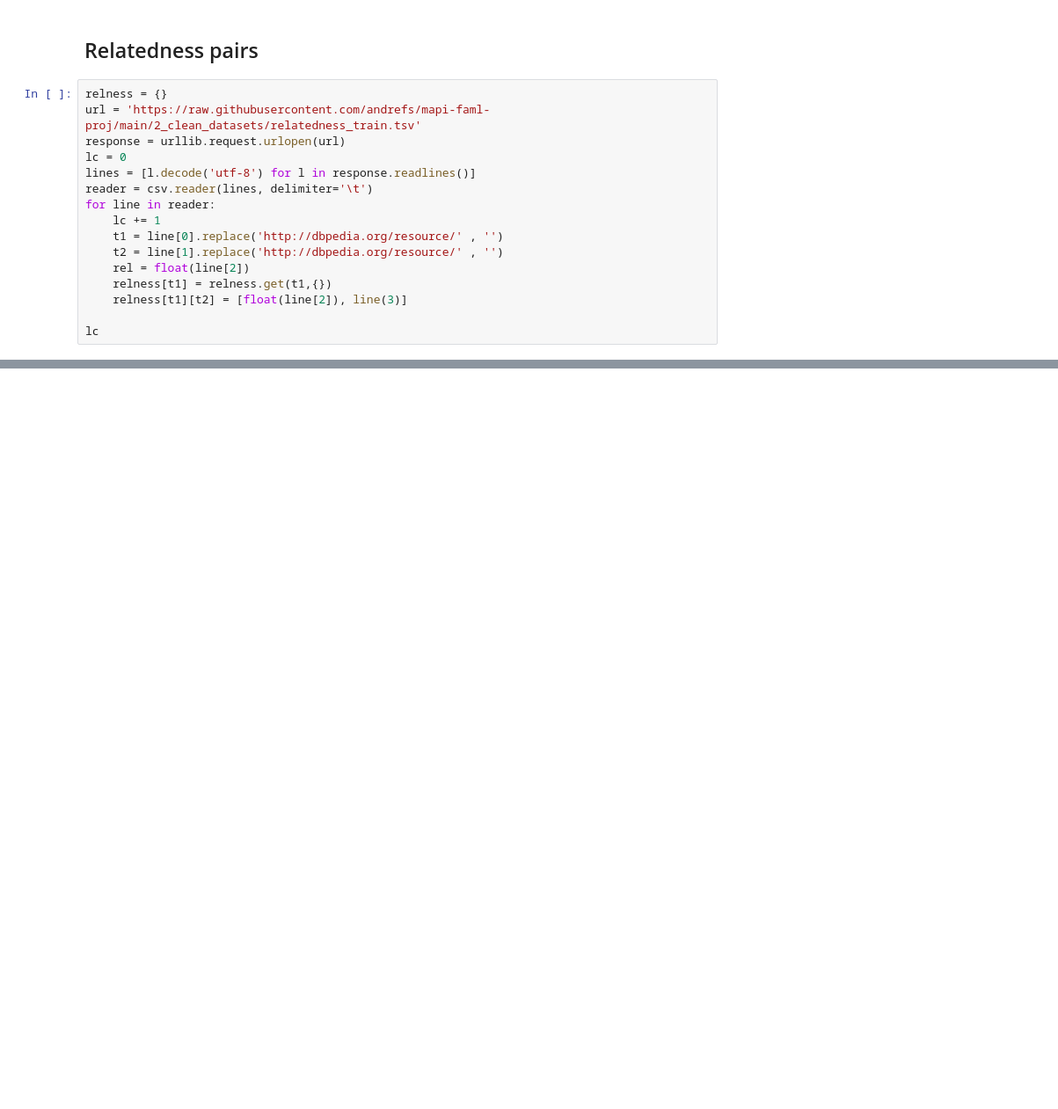
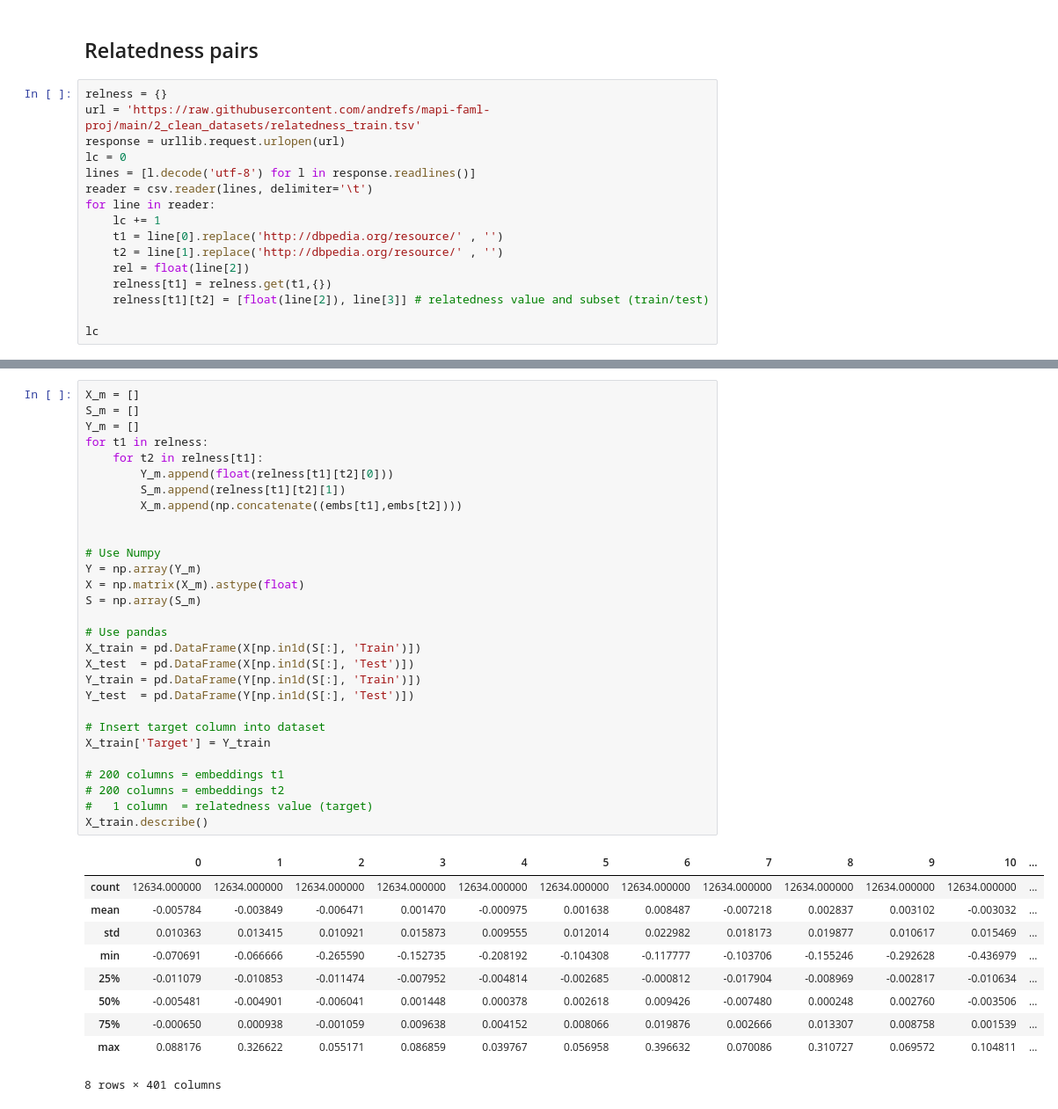
Before and after one commit to andrefs/mapi-faml-proj, a Jupyter notebook: code/faml.ipynb, the cells around one changed output, grey strips where cells are left out. Shown: that part at 88% size. Drawn from its saved outputs; the diff is of its cells as text; blank space fills up the shorter version.

```diff
--- a/code/faml.ipynb
+++ b/code/faml.ipynb
@@ -60,6 +64,6 @@ for line in reader:
     t2 = line[1].replace('http://dbpedia.org/resource/' , '')
     rel = float(line[2])
     relness[t1] = relness.get(t1,{})
-    relness[t1][t2] = [float(line[2]), line(3)]
+    relness[t1][t2] = [float(line[2]), line[3]] # relatedness value and subset (train/test)
 
 lc
@@ -65,0 +74,40 @@ lc
+# %%
+X_m = []
+S_m = []
+Y_m = []
+for t1 in relness:
+    for t2 in relness[t1]:
+        Y_m.append(float(relness[t1][t2][0]))
+        S_m.append(relness[t1][t2][1])
+        X_m.append(np.concatenate((embs[t1],embs[t2])))
+
+
+# Use Numpy
+Y = np.array(Y_m)
+X = np.matrix(X_m).astype(float)
+S = np.array(S_m)
+
+# Use pandas
+X_train = pd.DataFrame(X[np.in1d(S[:], 'Train')])
+X_test  = pd.DataFrame(X[np.in1d(S[:], 'Test')])
+Y_train = pd.DataFrame(Y[np.in1d(S[:], 'Train')])
+Y_test  = pd.DataFrame(Y[np.in1d(S[:], 'Test')])
+
+# Insert target column into dataset
+X_train['Target'] = Y_train
+
+# 200 columns = embeddings t1
+# 200 columns = embeddings t2
+#   1 column  = relatedness value (target)
+X_train.describe()
+# %% [output]
+|  | 0 | 1 | 2 | 3 | 4 | 5 | 6 | 7 | 8 | 9 | 10 | ... |
+| count | 12634.000000 | 12634.000000 | 12634.000000 | 12634.000000 | 12634.000000 | 12634.000000 | 12634.000000 | 12634.000000 | 12634.000000 | 12634.000000 | 12634.000000 | ... |
+| mean | -0.005784 | -0.003849 | -0.006471 | 0.001470 | -0.000975 | 0.001638 | 0.008487 | -0.007218 | 0.002837 | 0.003102 | -0.003032 | ... |
+| std | 0.010363 | 0.013415 | 0.010921 | 0.015873 | 0.009555 | 0.012014 | 0.022982 | 0.018173 | 0.019877 | 0.010617 | 0.015469 | ... |
+| min | -0.070691 | -0.066666 | -0.265590 | -0.152735 | -0.208192 | -0.104308 | -0.117777 | -0.103706 | -0.155246 | -0.292628 | -0.436979 | ... |
+| 25% | -0.011079 | -0.010853 | -0.011474 | -0.007952 | -0.004814 | -0.002685 | -0.000812 | -0.017904 | -0.008969 | -0.002817 | -0.010634 | ... |
+| 50% | -0.005481 | -0.004901 | -0.006041 | 0.001448 | 0.000378 | 0.002618 | 0.009426 | -0.007480 | 0.000248 | 0.002760 | -0.003506 | ... |
+| 75% | -0.000650 | 0.000938 | -0.001059 | 0.009638 | 0.004152 | 0.008066 | 0.019876 | 0.002666 | 0.013307 | 0.008758 | 0.001539 | ... |
+| max | 0.088176 | 0.326622 | 0.055171 | 0.086859 | 0.039767 | 0.056958 | 0.396632 | 0.070086 | 0.310727 | 0.069572 | 0.104811 | ... |
+8 rows × 401 columns
```
Also changed, not shown: parts of 4 cells of this notebook.
